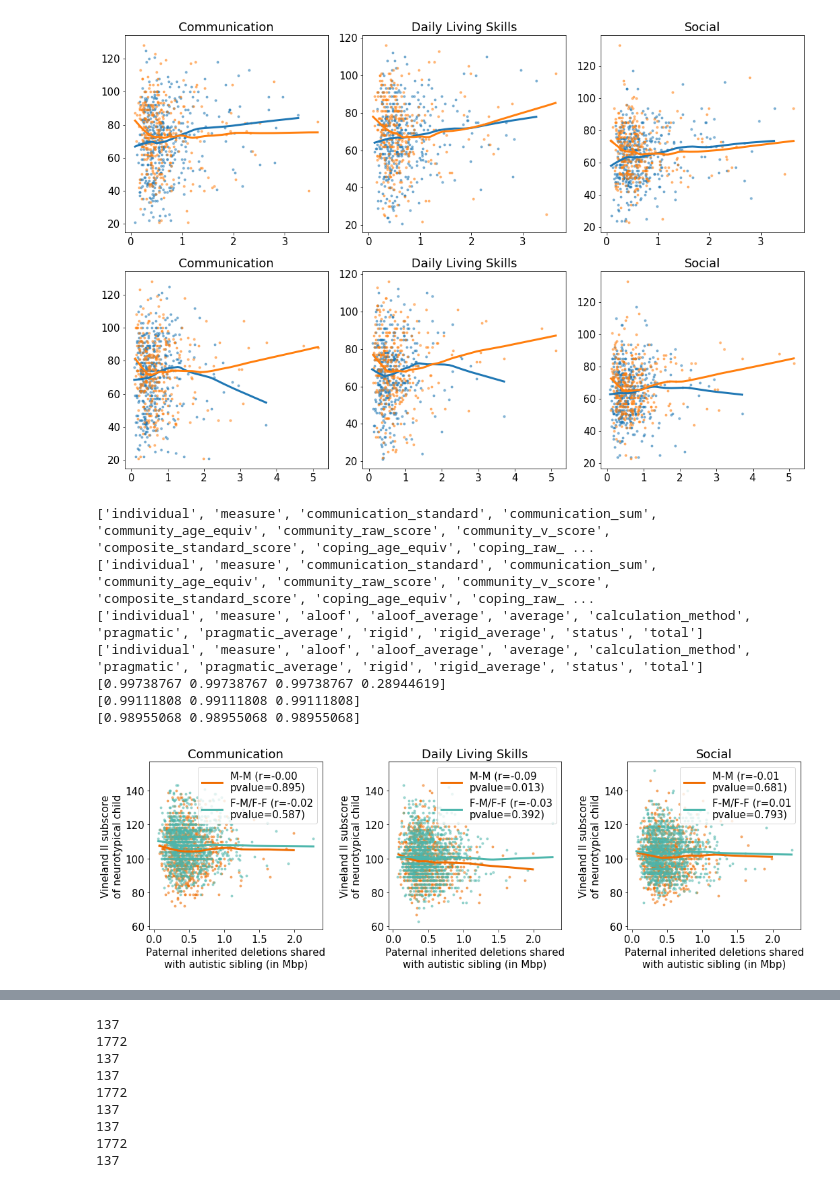
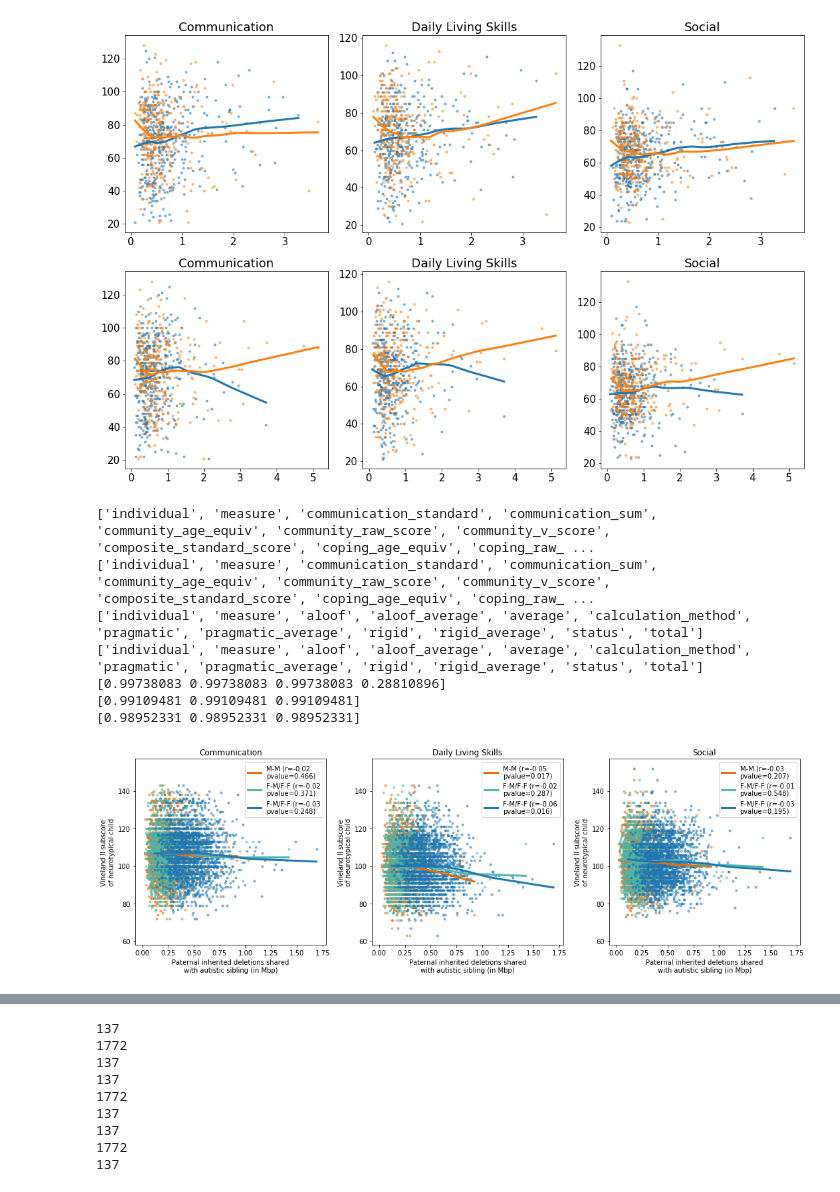
Before and after one commit to kpaskov/PhasingFamilies, a Jupyter notebook: validation/MatVsPatDeletions.ipynb, the cells around one changed output, grey strips where cells are left out. Cells and saved outputs as stored; diff of their text form; code cells hidden in the pictures.

```diff
--- a/validation/MatVsPatDeletions.ipynb
+++ b/validation/MatVsPatDeletions.ipynb
@@ -52,6 +52,10 @@ def get_data(ped_file, phase_dir, sim_file):
             pieces = line.strip().split('\t')
             if len(pieces) >= 6:
                 fam_id, child_id, f_id, m_id, sex, disease_status = pieces[0:6]
+                if 'ssc' in ped_file:
+                    child_id = child_id.replace('.', '_')
+                    f_id = f_id.replace('.', '_')
+                    m_id = m_id.replace('.', '_')
                 child_id_to_affected[child_id] = disease_status
                 child_id_to_sex[child_id] = sex
 
@@ -70,10 +74,13 @@ def get_data(ped_file, phase_dir, sim_file):
         deletions = json.load(f)
 
     # filter deletions
-    deletions = [d for d in deletions if d['length']>=100]
+    deletions = [d for d in deletions if d['length']>=1000]
     print('remaining deletions', len(deletions))
     #
     deletions = [d for d in deletions if d['is_inherited']]
+    print('remaining deletions', len(deletions))
+
+    deletions = [d for d in deletions if not d['is_hts']]
     print('remaining deletions', len(deletions))
 
     return fam_to_inds, child_id_to_affected, child_id_to_sex, deletions, sibpair_to_sim
@@ -1386,47 +1399,54 @@ print(np.sum(ssc_father_phen!=0, axis=0)/len(ssc_father_phen))
 ['individual', 'measure', 'communication_standard', 'communication_sum', 'community_age_equiv', 'community_raw_score', 'community_v_score', 'composite_standard_score', 'coping_age_equiv', 'coping_raw_ ...
 ['individual', 'measure', 'aloof', 'aloof_average', 'average', 'calculation_method', 'pragmatic', 'pragmatic_average', 'rigid', 'rigid_average', 'status', 'total']
 ['individual', 'measure', 'aloof', 'aloof_average', 'average', 'calculation_method', 'pragmatic', 'pragmatic_average', 'rigid', 'rigid_average', 'status', 'total']
-[0.99738767 0.99738767 0.99738767 0.28944619]
-[0.99111808 0.99111808 0.99111808]
-[0.98955068 0.98955068 0.98955068]
+[0.99738083 0.99738083 0.99738083 0.28810896]
+[0.99109481 0.99109481 0.99109481]
+[0.98952331 0.98952331 0.98952331]
 # %%
-plt.figure(figsize=(15, 5))
+fig=plt.figure(figsize=(15, 5))
 
 titles = ['Communication', 'Daily Living Skills', 'Social']
 
 ax = plt.subplot(1, 3, 1)
 for i in range(3):
     plt.subplot(1, 3, i+1, sharex=ax, sharey=ax)
-    indices = ~ssc_proband_is_f & ~ssc_sibling_is_f & (ssc_nt_phen[:, i]!=0)
+    indices = (ssc_nt_phen[:, i]!=0)
     plt.scatter(ssc_deletions_match[indices, 1]/1000000, ssc_nt_phen[indices, i],
                 marker='.', alpha=0.5, color=colors[0])
     l = sm.nonparametric.lowess(ssc_nt_phen[indices, i], ssc_deletions_match[indices, 1]/1000000, return_sorted=True)
     plt.plot(l[:, 0], l[:, 1], linewidth=3, label='M-M (r=%0.2f\npvalue=%0.3f)' % stats.pearsonr(ssc_deletions_match[indices, 1]/1000000, ssc_nt_phen[indices, i]),
             color=colors[0])
 
-    indices = (ssc_proband_is_f | ssc_sibling_is_f) & (ssc_nt_phen[:, i]!=0)
-    plt.scatter(ssc_deletions_match[indices, 1]/1000000, ssc_nt_phen[indices, i],
+    #indices = (ssc_proband_is_f | ssc_sibling_is_f) & (ssc_nt_phen[:, i]!=0)
+    plt.scatter(ssc_deletions_match[indices, 0]/1000000, ssc_nt_phen[indices, i],
                 marker='.', alpha=0.5, color=colors[1])
-    l = sm.nonparametric.lowess(ssc_nt_phen[indices, i], ssc_deletions_match[indices, 1]/1000000, return_sorted=True)
-    plt.plot(l[:, 0], l[:, 1], linewidth=3, label='F-M/F-F (r=%0.2f\npvalue=%0.3f)' % stats.pearsonr(ssc_deletions_match[indices, 1]/1000000, ssc_nt_phen[indices, i]),
+    l = sm.nonparametric.lowess(ssc_nt_phen[indices, i], ssc_deletions_match[indices, 0]/1000000, return_sorted=True)
+    plt.plot(l[:, 0], l[:, 1], linewidth=3, label='F-M/F-F (r=%0.2f\npvalue=%0.3f)' % stats.pearsonr(ssc_deletions_match[indices, 0]/1000000, ssc_nt_phen[indices, i]),
             color=colors[1])
+
+    plt.scatter(np.sum(ssc_deletions_match[indices, :], axis=1)/1000000, ssc_nt_phen[indices, i],
+                marker='.', alpha=0.5)
+    l = sm.nonparametric.lowess(ssc_nt_phen[indices, i],
+                                np.sum(ssc_deletions_match[indices, :], axis=1)/1000000, return_sorted=True)
+    plt.plot(l[:, 0], l[:, 1], linewidth=3, label='F-M/F-F (r=%0.2f\npvalue=%0.3f)' % stats.pearsonr(np.sum(ssc_deletions_match[indices, :], axis=1)/1000000, ssc_nt_phen[indices, i]),
+            )
 
     #indices = ~ssc_proband_is_f & ~ssc_sibling_is_f & (ssc_nt_phen[:, i]!=0)
     #plt.scatter(ssc_deletions_match[indices, 0]/1000000, ssc_nt_phen[indices, i],
     #            marker='.', alpha=0.5, color=colors[2])
     #l = sm.nonparametric.lowess(ssc_nt_phen[indices, i], ssc_deletions_match[indices, 0]/1000000, return_sorted=True)
     #plt.plot(l[:, 0], l[:, 1], linewidth=3, label='M-M Mat(r=%0.2f\npvalue=%0.3f)' % stats.pearsonr(ssc_deletions_match[indices, 0]/1000000, ssc_nt_phen[indices, i]),
     #        color=colors[2])
 
     plt.title(titles[i])
     plt.legend()
     #plt.axhline(100, color='black', linestyle='--')
     plt.xlabel('Paternal inherited deletions shared\nwith autistic sibling (in Mbp)')
     plt.ylabel('Vineland II subscore\nof neurotypical child')
 
 plt.tight_layout()
 plt.savefig('../plots/subclinical.png', dpi=fig.dpi, bbox_inches='tight')
 
 #plt.show()
 # %% [output]
-[figure, old version]
+[figure, new version]
```
Also changed, not shown: parts of 9 cells of this notebook, 5 other files.
